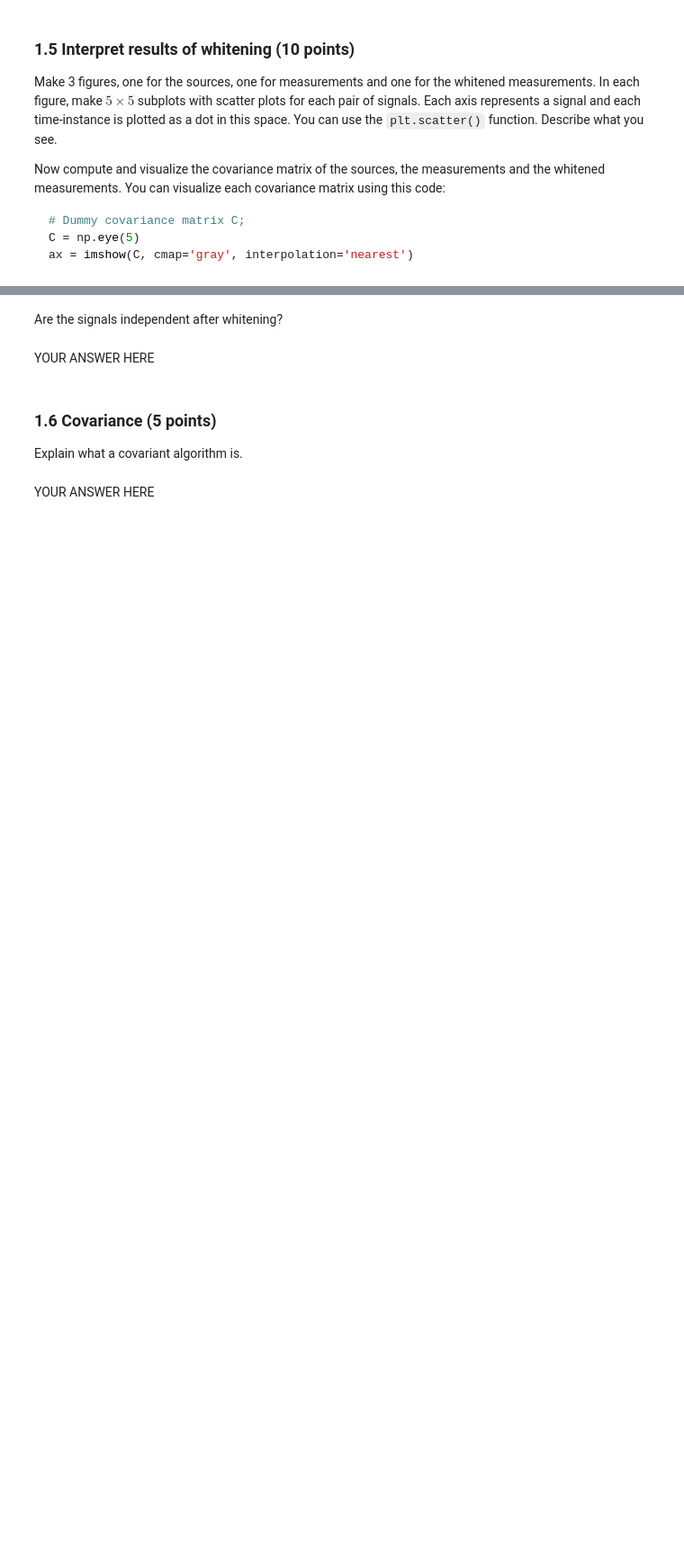
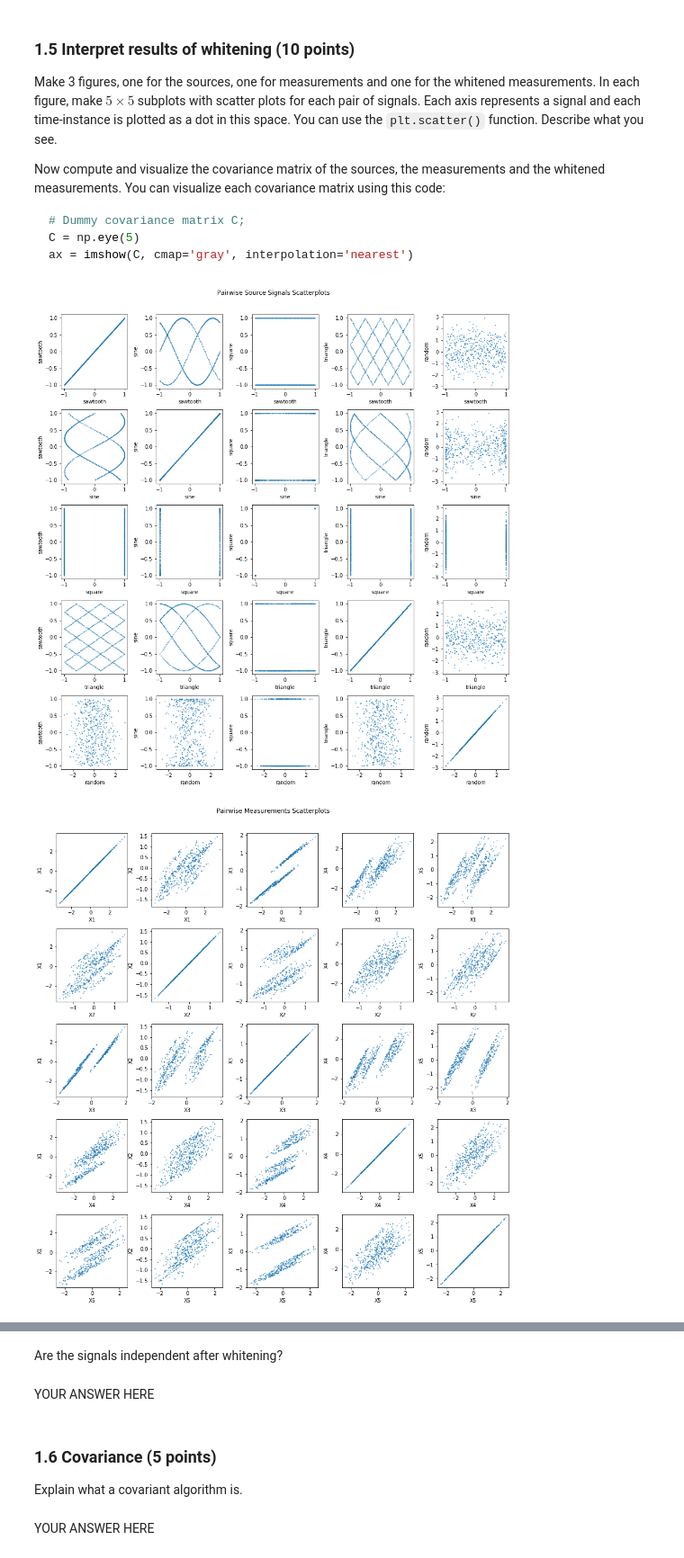
Before and after one commit to shaanchandra/MachineLearning2, a Jupyter notebook: Lab_Assignments/lab1.ipynb, the cells around one changed output, grey strips where cells are left out. Shown at 90% size. Cells and saved outputs as stored; diff of their text form; code cells hidden in the pictures; blank space fills up the shorter version.

```diff
--- a/Lab_Assignments/lab1.ipynb
+++ b/Lab_Assignments/lab1.ipynb
@@ -202,3 +306,23 @@ def whiten(X):
+# %%
+### 1.4 Whitening
+def whiten(X):
+
+    # Getting the cov matrix of X
+    X = (X.T - np.mean(X, axis=1).T).T
+    X_cov = X@X.T /X.shape[1]
+
+    # eigenvalue decomposition of the covariance matrix
+    [eig_vals, eig_vecs] = np.linalg.eigh(X_cov)
+
+    sqrt_inv_lamda = np.diag(1.0 /np.sqrt(eig_vals))
+
+    # whitening matrix
+    W = np.dot(np.dot(eig_vecs, sqrt_inv_lamda), eig_vecs.T)
+
+    # multiply by the whitening matrix
+    X_whitened = np.dot(X.T, W)
+
+    return X_whitened.T
 # %%
 ### Test your function
 Xw = whiten(X)
@@ -219,0 +340,47 @@ raise NotImplementedError()
+# %%
+### 1.5 Interpret results of whitening
+
+meas = ["X1","X2","X3","X4","X5"]
+meas_whiten = ["Xw1","Xw2","Xw3","Xw4","Xw5"]
+source = ["sawtooth", "sine", "square", "triangle", "random"]
+
+def plot_scatter(X, title, subtitles=[]):
+
+    dim = X.shape[0]
+    f, axes = plt.subplots(dim, dim, figsize=(13, 13))
+    f.suptitle(title, y=1.04)
+
+    for i in range(dim):
+        for j in range(dim):
+            ax = axes[i,j]
+            ax.scatter(X[i, :],X[j, :], s= 0.6)
+            ax.set_xlabel(subtitles[i])
+            ax.set_ylabel(subtitles[j])
+
+    plt.tight_layout()
+    return None
+
+
+def plot_covariance(X, title, labels=[]):
+
+    f, ax = plt.subplots(1, figsize=(5, 5))
+    f.suptitle(title, y=1.04)
+
+    C = np.cov(X)
+    ax.set_xticks([0,1,2,3,4])
+    ax.set_xticklabels(labels)
+    ax.set_yticks([0,1,2,3,4])
+    ax.set_yticklabels(labels)
+    ax = imshow(C, cmap='gray', interpolation='nearest')
+
+
+plot_scatter(S, 'Pairwise Source Signals Scatterplots', source)
+plot_scatter(X, 'Pairwise Measurements Scatterplots', meas)
+plot_scatter(Xw, 'Pairwise Whitened Measurements Scatterplots', meas_whiten)
+
+plot_covariance(S, "Pairwise Source Signals Covariance", source)
+plot_covariance(X, "Pairwise Measurements Covariance", meas)
+plot_covariance(Xw, "Pairwise Whitened Measurements Covariance", meas_whiten)
+# %% [output]
+[figure, added]
+[figure, added]
```
Also changed, not shown: parts of 17 cells of this notebook, 1 other file.
